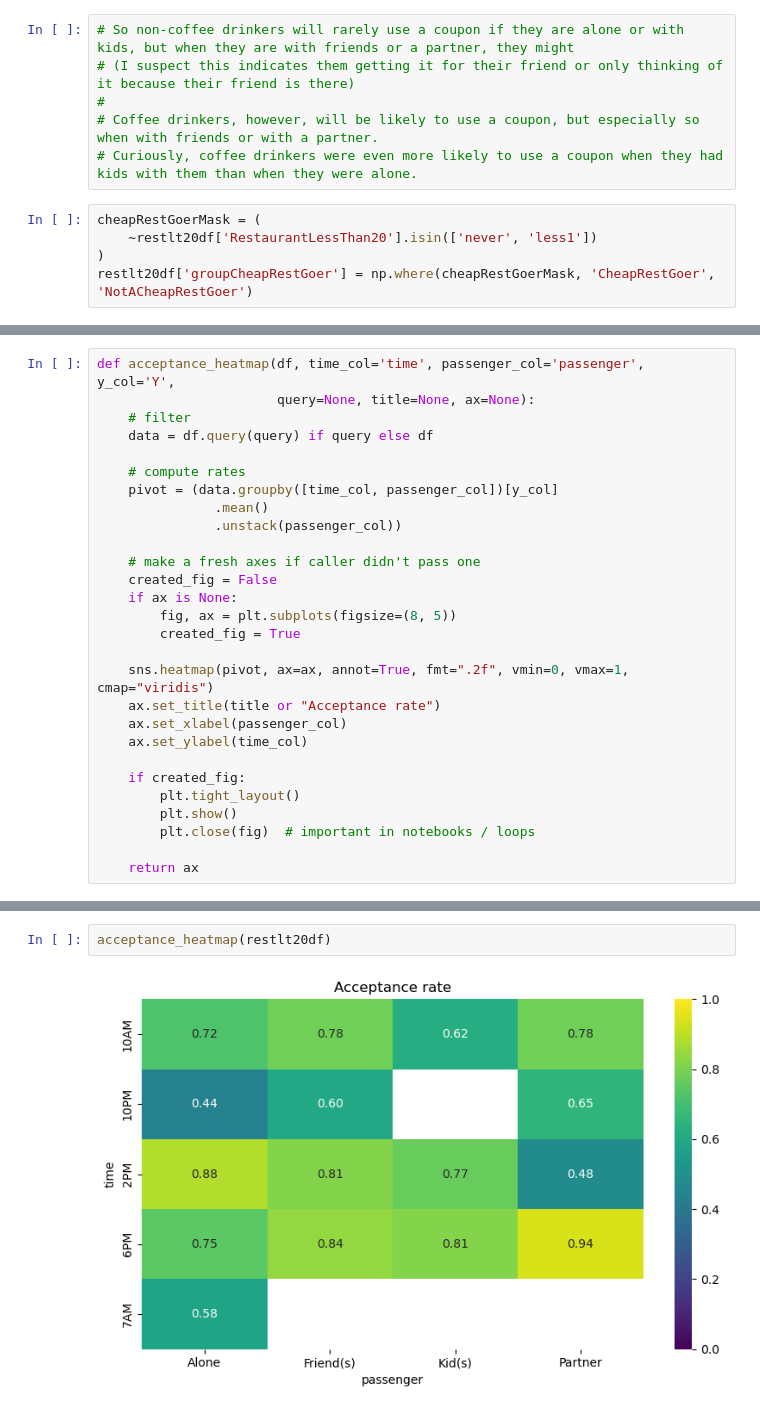
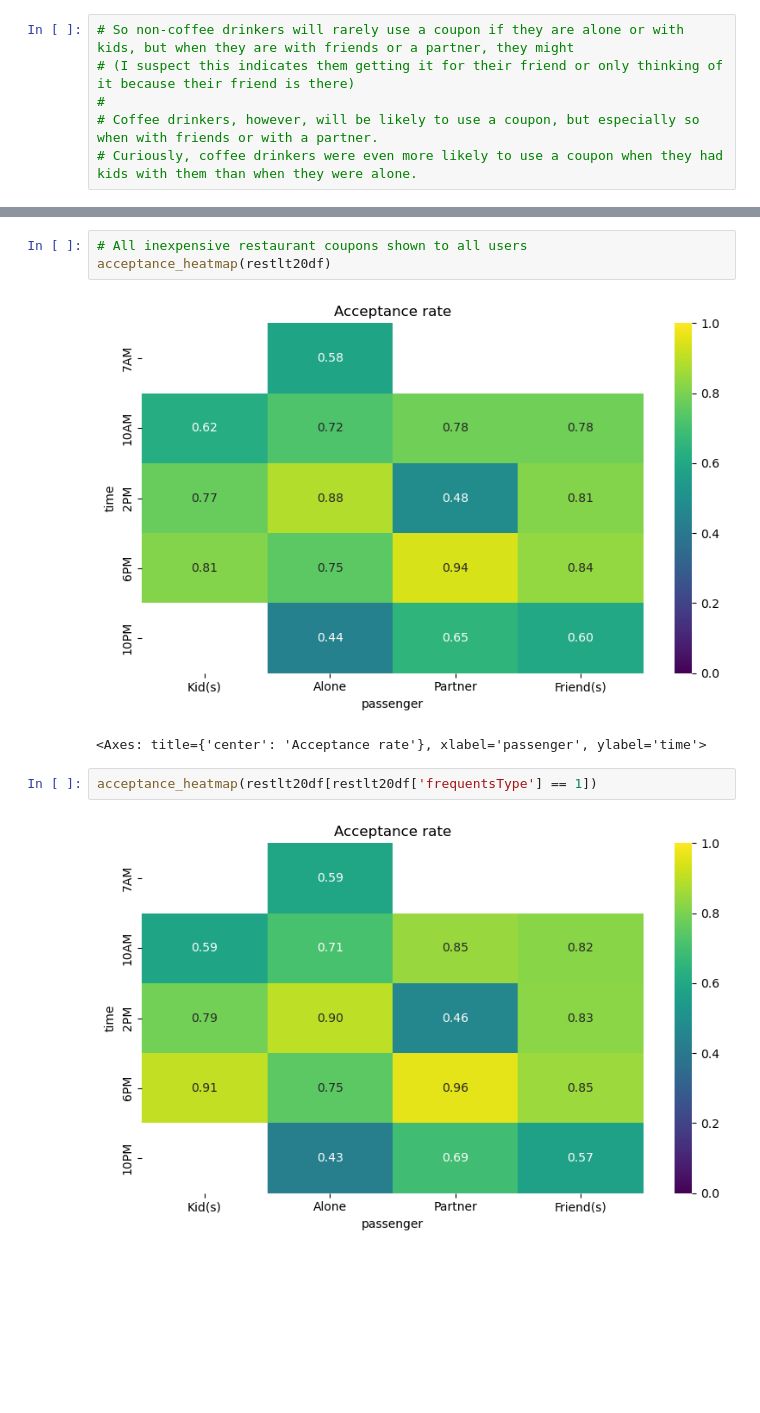
Before and after one commit to mualexander/ucbaicart, a Jupyter notebook: module05/assignment5_1/prompt.ipynb, the cells around one changed output, grey strips where cells are left out. Cells and saved outputs as stored; diff of their text form; blank space fills up the shorter version.

Commit message:
cleaned up notebook and made, still need to add markdown

```diff
--- a/module05/assignment5_1/prompt.ipynb
+++ b/module05/assignment5_1/prompt.ipynb
@@ -468,8 +483,3 @@ Partner    0.567568  0.432432
 #
 # Coffee drinkers, however, will be likely to use a coupon, but especially so when with friends or with a partner.
 # Curiously, coffee drinkers were even more likely to use a coupon when they had kids with them than when they were alone.
-# %%
-cheapRestGoerMask = (
-    ~restlt20df['RestaurantLessThan20'].isin(['never', 'less1'])
-)
-restlt20df['groupCheapRestGoer'] = np.where(cheapRestGoerMask, 'CheapRestGoer', 'NotACheapRestGoer')
@@ -578,28 +485,0 @@ def heatmap2fm(df, colx, coly, colz):
-# %%
-def acceptance_heatmap(df, time_col='time', passenger_col='passenger', y_col='Y',
-                       query=None, title=None, ax=None):
-    # filter
-    data = df.query(query) if query else df
-
-    # compute rates
-    pivot = (data.groupby([time_col, passenger_col])[y_col]
-               .mean()
-               .unstack(passenger_col))
-
-    # make a fresh axes if caller didn't pass one
-    created_fig = False
-    if ax is None:
-        fig, ax = plt.subplots(figsize=(8, 5))
-        created_fig = True
-
-    sns.heatmap(pivot, ax=ax, annot=True, fmt=".2f", vmin=0, vmax=1, cmap="viridis")
-    ax.set_title(title or "Acceptance rate")
-    ax.set_xlabel(passenger_col)
-    ax.set_ylabel(time_col)
-
-    if created_fig:
-        plt.tight_layout()
-        plt.show()
-        plt.close(fig)  # important in notebooks / loops
-
-    return ax
@@ -634,5 +486,11 @@ acceptance_heatmap(chdf[chdf['groupCoffeeDrinker'] == 'CoffeeDrinker'])
+# %%
+# All inexpensive restaurant coupons shown to all users
+acceptance_heatmap(restlt20df)
+# %% [output]
+[figure, added]
+<Axes: title={'center': 'Acceptance rate'}, xlabel='passenger', ylabel='time'>
 # %%
-acceptance_heatmap(restlt20df)
+acceptance_heatmap(restlt20df[restlt20df['frequentsType'] == 1])
 # %% [output]
-[figure, old version]
+[figure, new version]
 <Axes: title={'center': 'Acceptance rate'}, xlabel='passenger', ylabel='time'>
```
Also changed, not shown: parts of 41 cells of this notebook.
